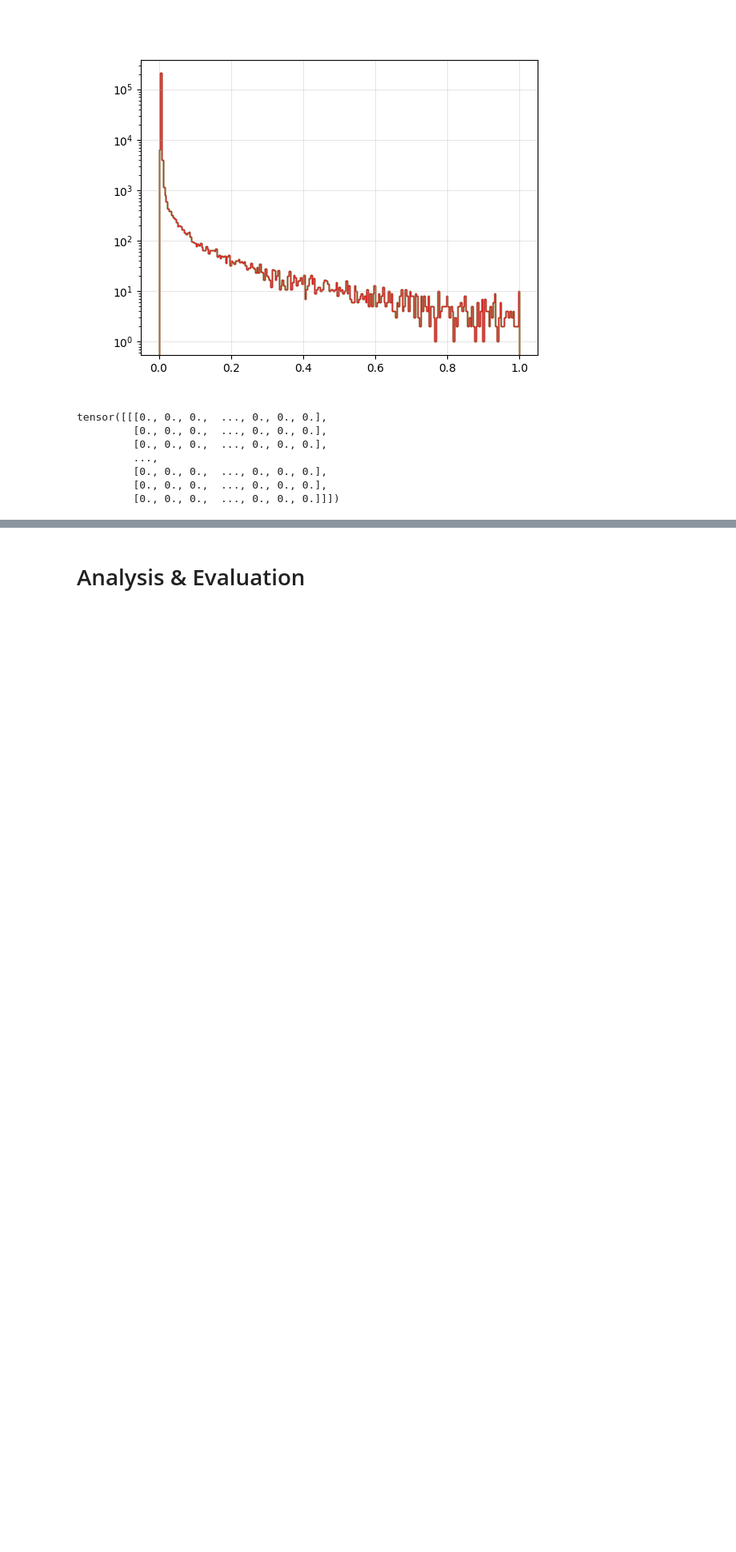
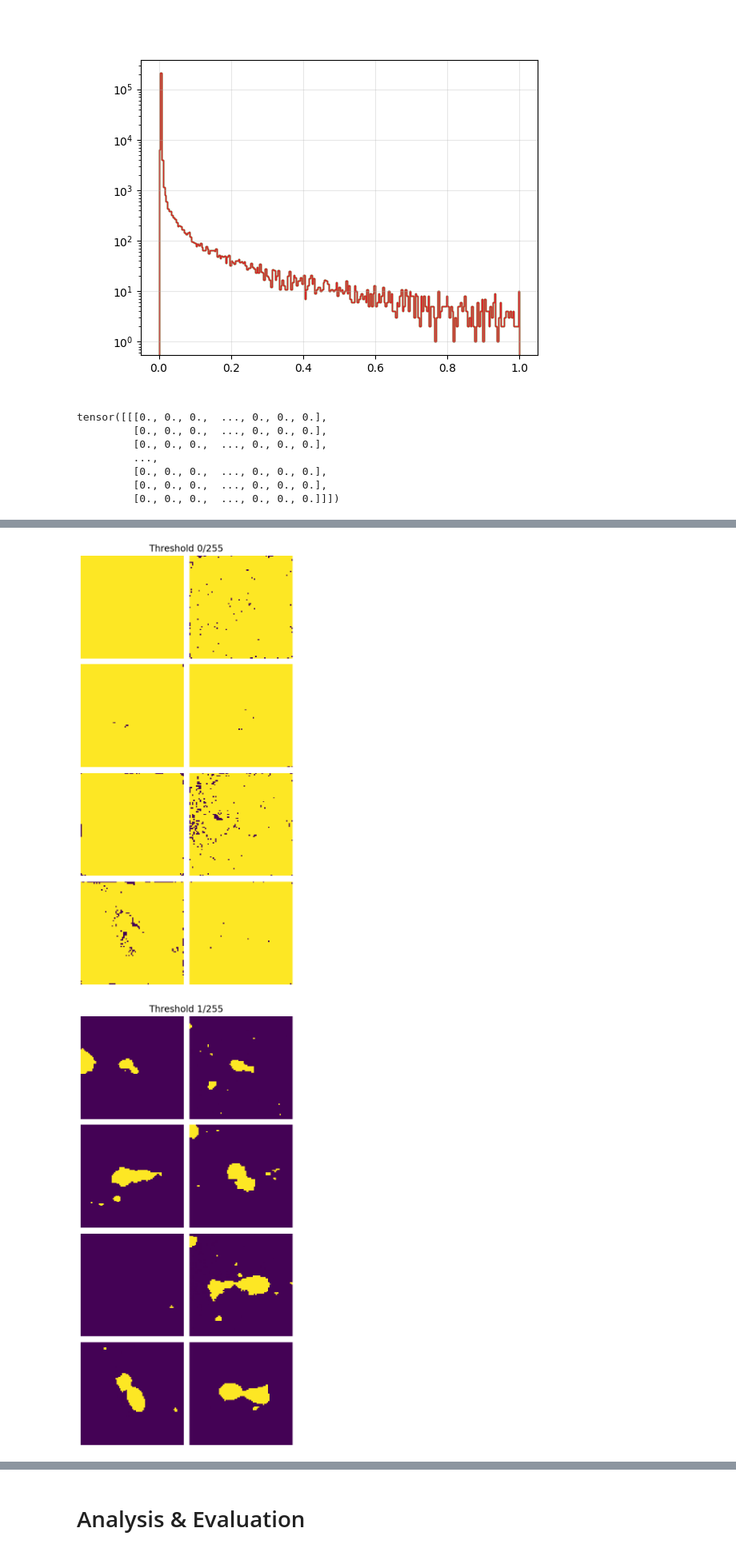
Before and after one commit to tmartinezML/LOFAR-Diffusion, a Jupyter notebook: src/notebooks/compare_datasets.ipynb, the cells around one changed output, grey strips where cells are left out. Shown at 80% size. Drawn from its saved outputs; the diff is of its cells as text; code cells hidden in the pictures; blank space fills up the shorter version.

```diff
--- a/src/notebooks/compare_datasets.ipynb
+++ b/src/notebooks/compare_datasets.ipynb
@@ -183,0 +226,12 @@ tensor([[[0., 0., 0.,  ..., 0., 0., 0.],
+# %%
+for mask_threshold in [0, 1, 2]:
+    # mask the images at values > 0
+    samples_masked = samples.clone()
+    samples_masked[samples_masked > (mask_threshold / 255)] = 1
+
+    # Plot masked samples
+    fig, _ = plot_samples(samples_masked, vmin=0, title=f"Threshold {mask_threshold}/255", n_cols=2)
+    fig.savefig(f"/home/bbd0953/diffusion/analysis_results/plots/samples_EDM_T=50_masked_{mask_threshold}.png")
+# %% [output]
+[figure, added]
+[figure, added]
```
Also changed, not shown: parts of 10 cells of this notebook, 19 other files.
